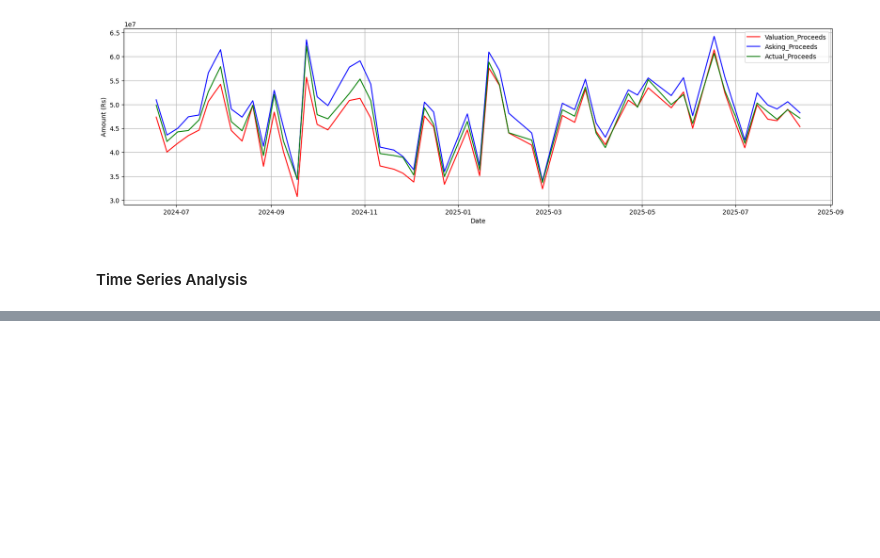
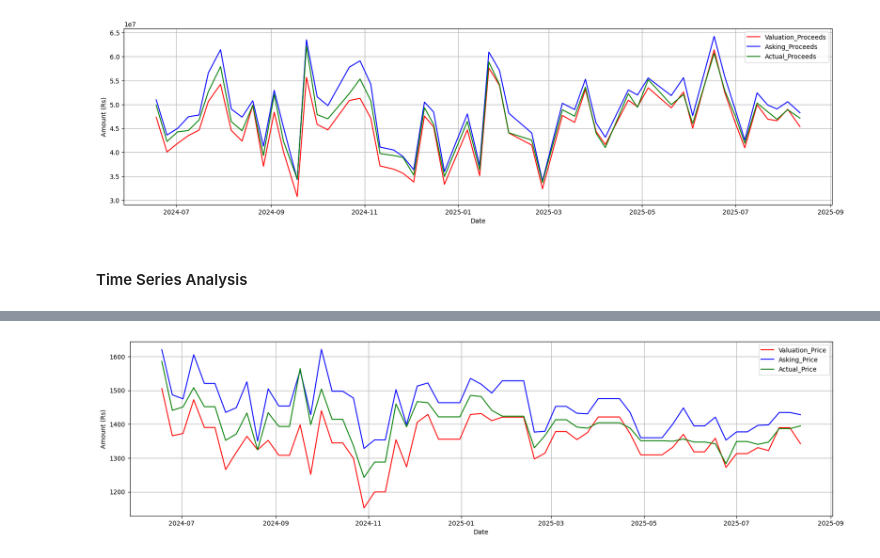
Before and after one commit to NishanD21/Time-Series-Analysis-on-Tea-Production, a Jupyter notebook: sales_and_valuation/sales_and_val.ipynb, the cells around one changed output, grey strips where cells are left out. Cells and saved outputs as stored; diff of their text form; code cells hidden in the pictures; blank space fills up the shorter version.

```diff
--- a/sales_and_valuation/sales_and_val.ipynb
+++ b/sales_and_valuation/sales_and_val.ipynb
@@ -477,3 +477,16 @@ df_weekly.head()
+# %%
+# plotting Valuation_Price , Asking_Price and Actual_Price
+
+plt.figure(figsize=(20,5))
+plt.plot(df_weekly['Valuation_Price'],label = 'Valuation_Price', color = 'red')
+plt.plot(df_weekly['Asking_Price'],label = 'Asking_Price', color = 'blue')
+plt.plot(df_weekly['Actual_Price'],label = 'Actual_Price' , color = 'green')
+plt.xlabel('Date')
+plt.ylabel('Amount (Rs)')
+plt.legend(loc='best')
+plt.grid()
+# %% [output]
+[figure, added]
 # %%
 # plotting Valuation_Proceeds , Asking_Proceeds and Actual_Proceeds
 
```
Also changed, not shown: parts of 4 cells of this notebook.
